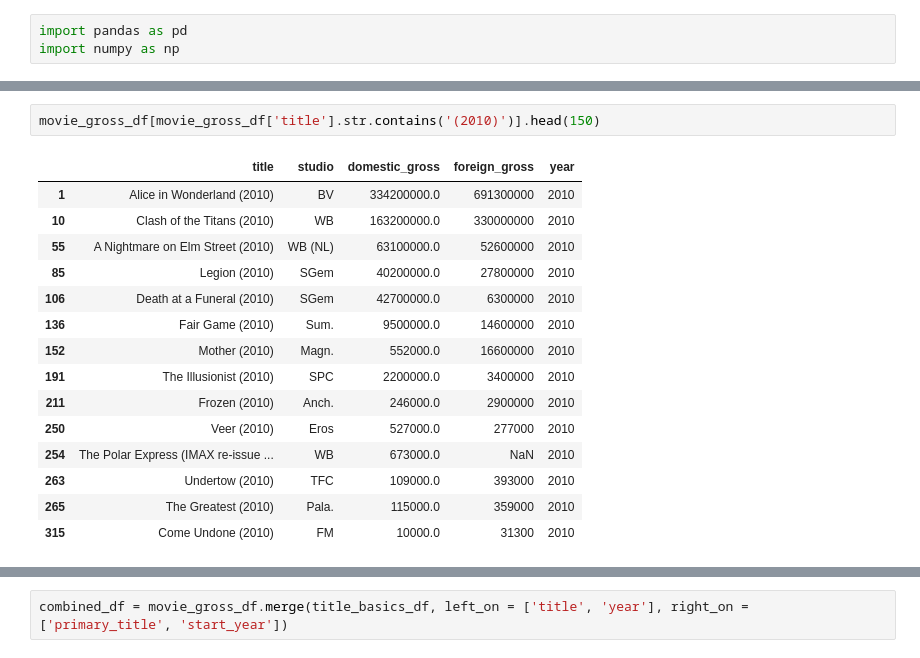
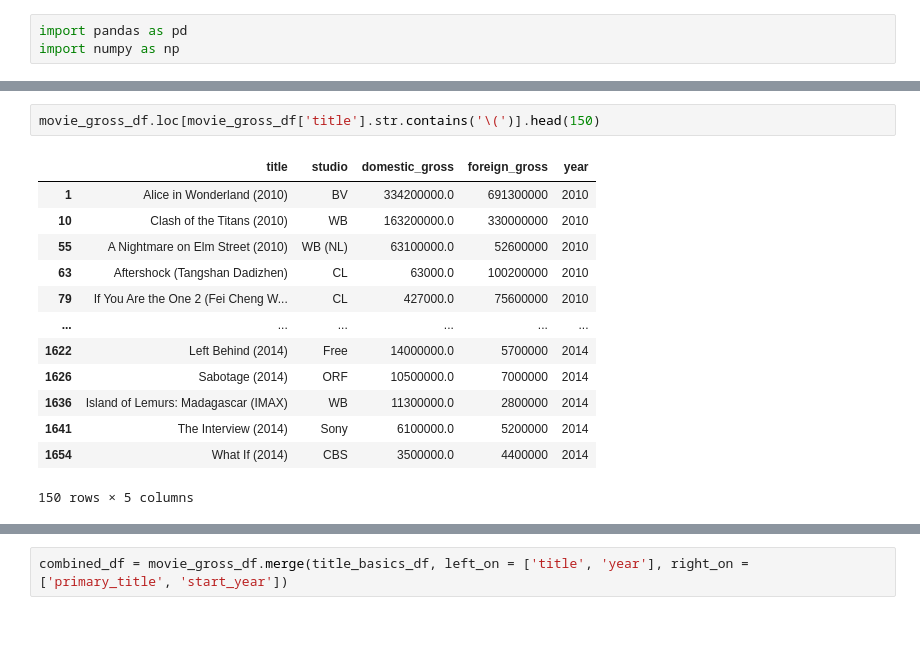
Before and after one commit to clreiner/dsc-project-template, a Jupyter notebook: scratch_notebooks/bomgross-imdb-merge.ipynb, the cells around one changed output, grey strips where cells are left out. Drawn from its saved outputs; the diff is of its cells as text; blank space fills up the shorter version.

```diff
--- a/scratch_notebooks/bomgross-imdb-merge.ipynb
+++ b/scratch_notebooks/bomgross-imdb-merge.ipynb
@@ -24,18 +64,16 @@ movie_gross_df.head()
 # %%
-movie_gross_df[movie_gross_df['title'].str.contains('(2010)')].head(150)
+movie_gross_df.loc[movie_gross_df['title'].str.contains('\(')].head(150)
 # %% [output]
 |  | title | studio | domestic_gross | foreign_gross | year |
 | 1 | Alice in Wonderland (2010) | BV | 334200000.0 | 691300000 | 2010 |
 | 10 | Clash of the Titans (2010) | WB | 163200000.0 | 330000000 | 2010 |
 | 55 | A Nightmare on Elm Street (2010) | WB (NL) | 63100000.0 | 52600000 | 2010 |
-| 85 | Legion (2010) | SGem | 40200000.0 | 27800000 | 2010 |
-| 106 | Death at a Funeral (2010) | SGem | 42700000.0 | 6300000 | 2010 |
-| 136 | Fair Game (2010) | Sum. | 9500000.0 | 14600000 | 2010 |
-| 152 | Mother (2010) | Magn. | 552000.0 | 16600000 | 2010 |
-| 191 | The Illusionist (2010) | SPC | 2200000.0 | 3400000 | 2010 |
-| 211 | Frozen (2010) | Anch. | 246000.0 | 2900000 | 2010 |
-| 250 | Veer (2010) | Eros | 527000.0 | 277000 | 2010 |
-| 254 | The Polar Express (IMAX re-issue ... | WB | 673000.0 | NaN | 2010 |
-| 263 | Undertow (2010) | TFC | 109000.0 | 393000 | 2010 |
-| 265 | The Greatest (2010) | Pala. | 115000.0 | 359000 | 2010 |
-| 315 | Come Undone (2010) | FM | 10000.0 | 31300 | 2010 |
+| 63 | Aftershock (Tangshan Dadizhen) | CL | 63000.0 | 100200000 | 2010 |
+| 79 | If You Are the One 2 (Fei Cheng W... | CL | 427000.0 | 75600000 | 2010 |
+| ... | ... | ... | ... | ... | ... |
+| 1622 | Left Behind (2014) | Free | 14000000.0 | 5700000 | 2014 |
+| 1626 | Sabotage (2014) | ORF | 10500000.0 | 7000000 | 2014 |
+| 1636 | Island of Lemurs: Madagascar (IMAX) | WB | 11300000.0 | 2800000 | 2014 |
+| 1641 | The Interview (2014) | Sony | 6100000.0 | 5200000 | 2014 |
+| 1654 | What If (2014) | CBS | 3500000.0 | 4400000 | 2014 |
+150 rows × 5 columns
```
Also changed, not shown: parts of 41 cells of this notebook, 5 other files.
